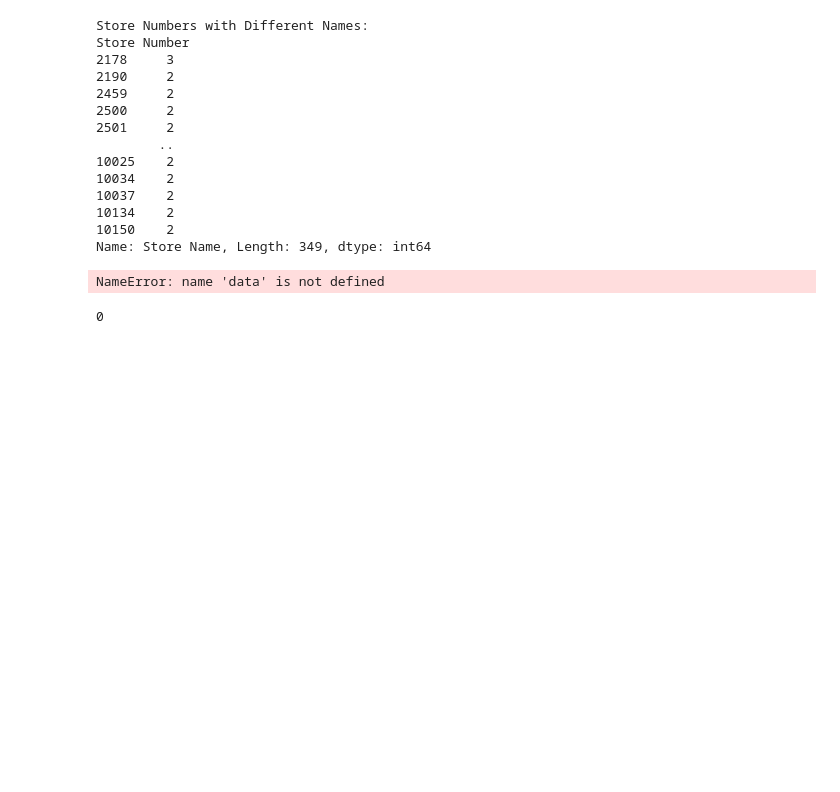
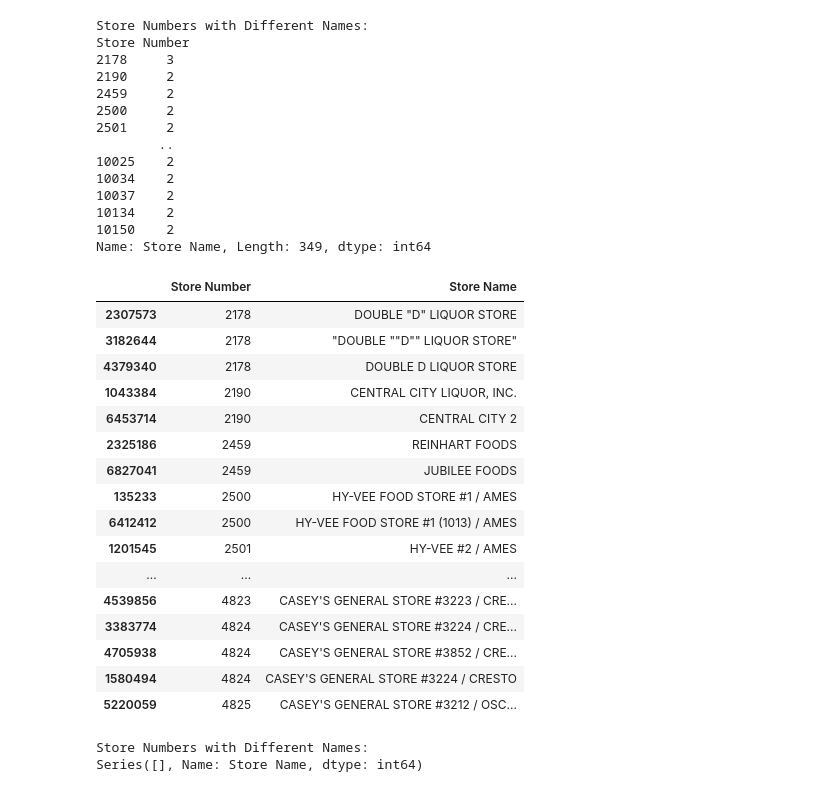
Before and after one commit to valeabrahaml/Vodka-Analysis, a Jupyter notebook: vodka_iowa.ipynb, the cells around one changed output. Drawn from its saved outputs; the diff is of its cells as text; code cells hidden in the pictures; blank space fills up the shorter version.

```diff
--- a/vodka_iowa.ipynb
+++ b/vodka_iowa.ipynb
@@ -199,17 +132,27 @@ Store Number
 10134    2
 10150    2
 Name: Store Name, Length: 349, dtype: int64
-# %%
-# Filter rows where 'store_number' is 2178
-store_2178_rows = data[data['Store Number'] == 2178]
-store_2178_rows['Store Name'].unique()
-#Store numbers have different names because they changed through the years but are really similar
-# %% [output]
-NameError: name 'data' is not defined
-# %%
-
-# Fill missing zip codes with the mode of zip codes within each store number group
-data['Zip Code'] = data.groupby('Store Number')['Zip Code'].transform(lambda x: x.fillna(x.mode().iloc[0]))
-print(data['Zip Code'].isnull().sum())
-# %% [output]
-0
+# %%
+# Set the option to display all rows
+pd.set_option('display.max_rows', None)
+
+# display the store number in first column, store name 1 in second column, store name 2 in third column for rows in stores_with_multiple_names
+data[data['Store Number'].isin(stores_with_multiple_names.index)].sort_values(by='Store Number')[['Store Number', 'Store Name']].drop_duplicates()
+# %% [output]
+|  | Store Number | Store Name |
+| 2307573 | 2178 | DOUBLE "D" LIQUOR STORE |
+| 3182644 | 2178 | "DOUBLE ""D"" LIQUOR STORE" |
+| 4379340 | 2178 | DOUBLE D LIQUOR STORE |
+| 1043384 | 2190 | CENTRAL CITY LIQUOR, INC. |
+| 6453714 | 2190 | CENTRAL CITY 2 |
+| 2325186 | 2459 | REINHART FOODS |
+| 6827041 | 2459 | JUBILEE FOODS |
+| 135233 | 2500 | HY-VEE FOOD STORE #1 / AMES |
+| 6412412 | 2500 | HY-VEE FOOD STORE #1 (1013) / AMES |
+| 1201545 | 2501 | HY-VEE #2 / AMES |
+| ... | ... | ... |
+| 4539856 | 4823 | CASEY'S GENERAL STORE #3223 / CRE... |
+| 3383774 | 4824 | CASEY'S GENERAL STORE #3224 / CRE... |
+| 4705938 | 4824 | CASEY'S GENERAL STORE #3852 / CRE... |
+| 1580494 | 4824 | CASEY'S GENERAL STORE #3224 / CRESTO |
+| 5220059 | 4825 | CASEY'S GENERAL STORE #3212 / OSC... |
@@ -215,0 +162,13 @@ print(data['Zip Code'].isnull().sum())
+# %%
+# Group by 'store_number' and get the number of unique 'store_name' for each 'store_number'
+store_count = data.groupby('Store Number')['Store Name'].nunique()
+
+# Filter out the store numbers with more than one unique name
+stores_with_multiple_names = store_count[store_count > 1]
+
+# Print the store numbers and the corresponding number of unique names
+print("Store Numbers with Different Names:")
+print(stores_with_multiple_names)
+# %% [output]
+Store Numbers with Different Names:
+Series([], Name: Store Name, dtype: int64)
```
Also changed, not shown: parts of 30 cells of this notebook.
